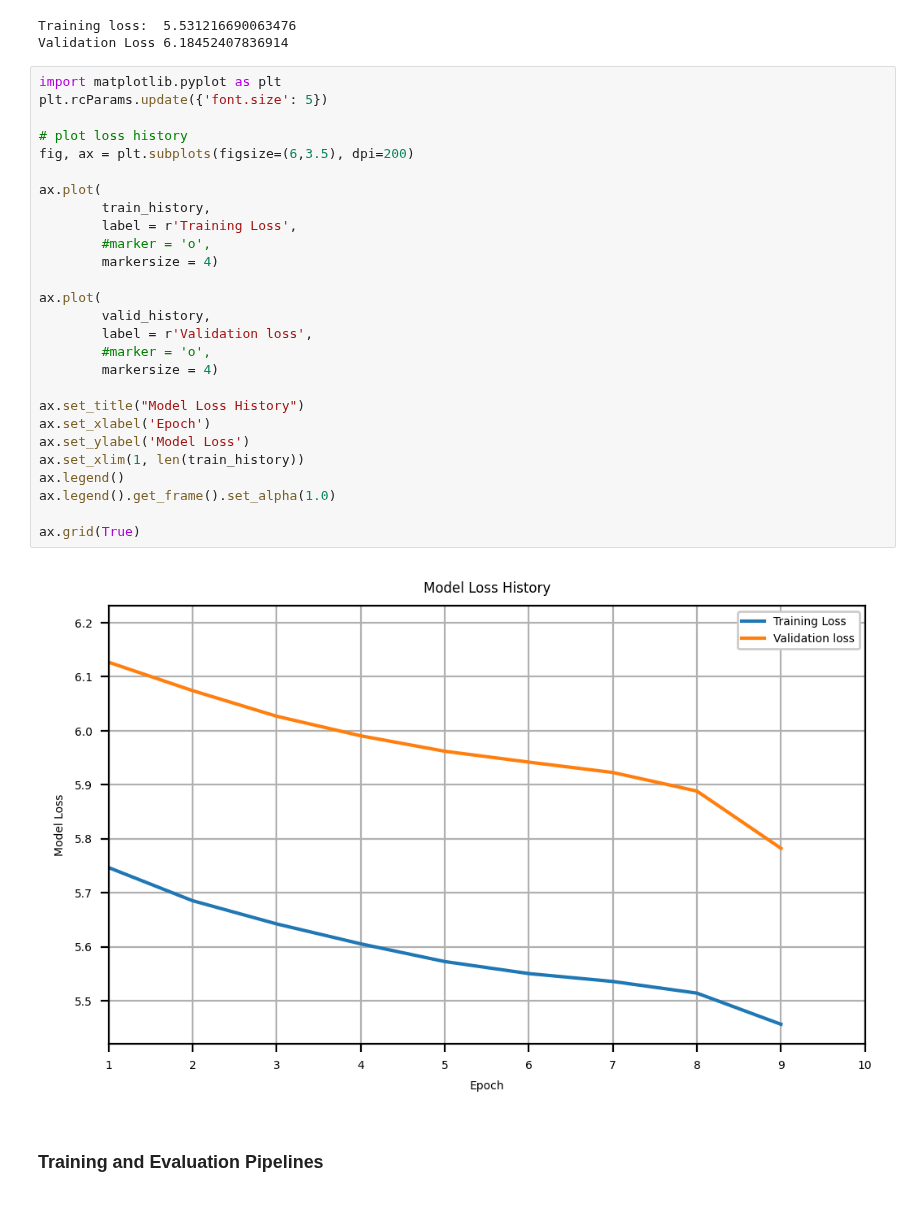
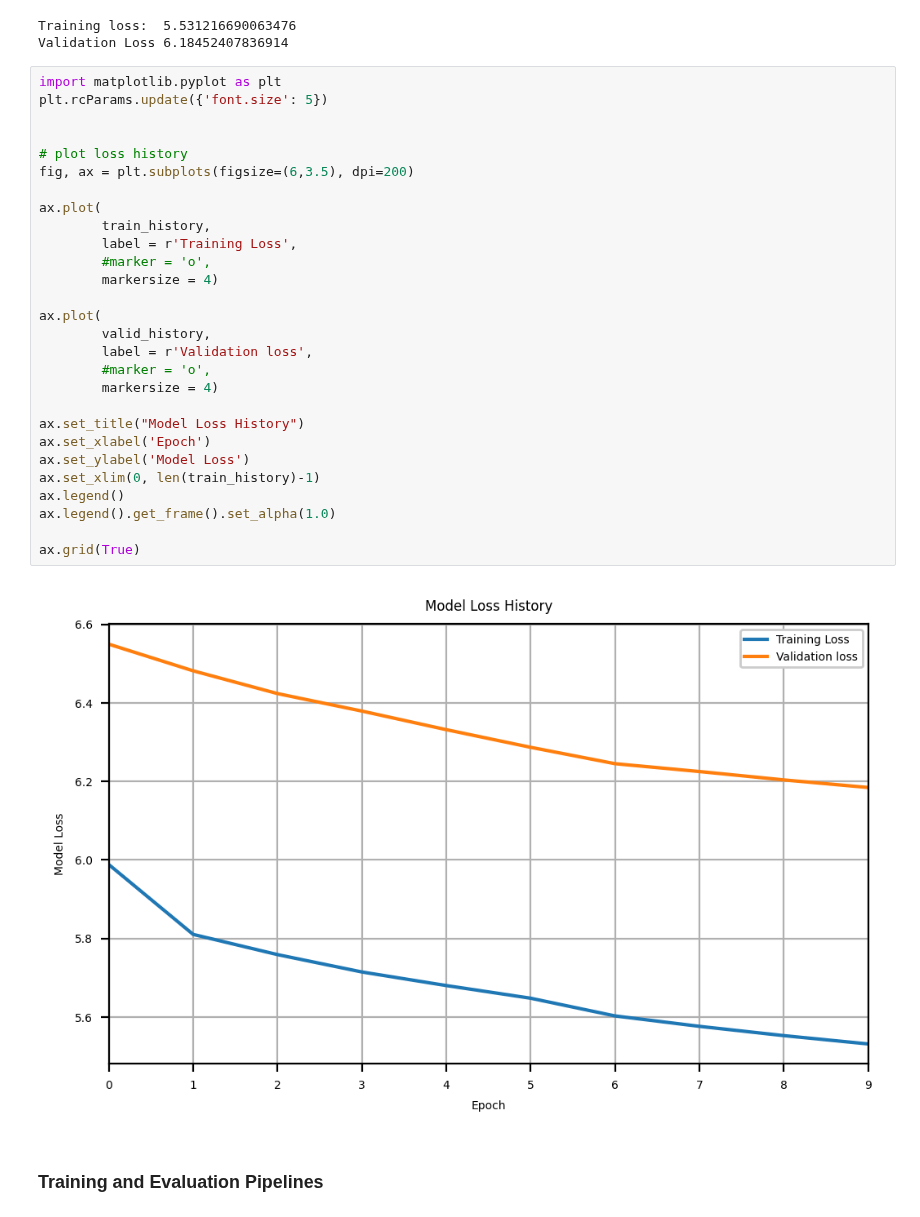
Before and after one commit to Team4IDS576/homework-assignments, a Jupyter notebook: Homework_3.ipynb, the cells around one changed output. Saved outputs shown, nothing was run; the diff lists cells and outputs as text.

```diff
--- a/Homework_3.ipynb
+++ b/Homework_3.ipynb
@@ -506,32 +505,33 @@ Validation Loss 6.18452407836914
 # %%
 import matplotlib.pyplot as plt
 plt.rcParams.update({'font.size': 5})
+
 
 # plot loss history
 fig, ax = plt.subplots(figsize=(6,3.5), dpi=200)
 
 ax.plot(
         train_history,
         label = r'Training Loss',
         #marker = 'o',
         markersize = 4)
 
 ax.plot(
         valid_history,
         label = r'Validation loss',
         #marker = 'o',
         markersize = 4)
 
 ax.set_title("Model Loss History")
 ax.set_xlabel('Epoch')
 ax.set_ylabel('Model Loss')
-ax.set_xlim(1, len(train_history))
+ax.set_xlim(0, len(train_history)-1)
 ax.legend()
 ax.legend().get_frame().set_alpha(1.0)
 
 ax.grid(True)
 # %% [output]
-[figure, old version]
+[figure, new version]
 # %% [markdown]
 ### Training and Evaluation Pipelines
 # %%
```
Also changed, not shown: parts of 4 cells of this notebook.
